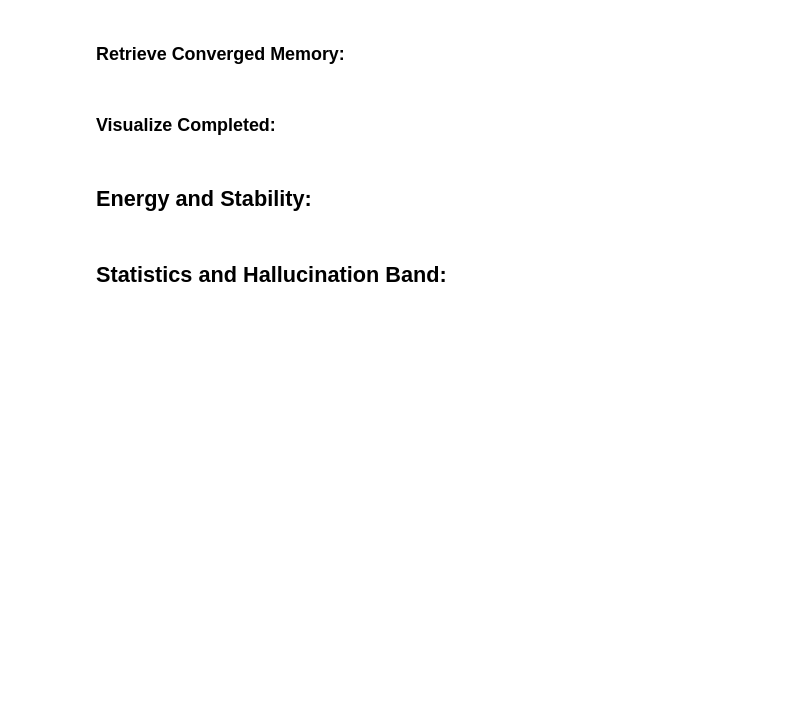
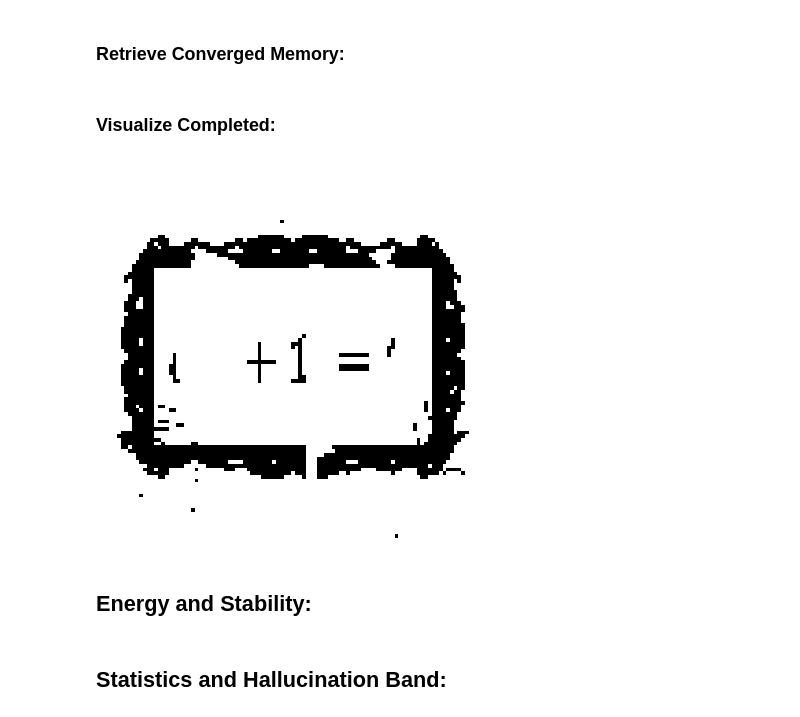
Before and after one commit to d-domeniconi/hopfield_network, a Jupyter notebook: learning_about_learning.ipynb, the cells around one changed output. Cells and saved outputs as stored; diff of their text form; code cells hidden in the pictures; blank space fills up the shorter version.

```diff
--- a/learning_about_learning.ipynb
+++ b/learning_about_learning.ipynb
@@ -112,7 +126,13 @@ hp.vizualize([tolkien_corrected],[],[], len(tolkien_corrected), save = False, re
 # %% [markdown]
 ### Retrieve Converged Memory:
+# %%
+euler_completed = hp.retrieve_async(len(euler_incomplete), img_weights, euler_incomplete)
 # %% [markdown]
 ### Visualize Completed:
+# %%
+hp.vizualize([euler_completed],[],[], len(euler_completed), save = False, recall = False)
+# %% [output]
+[figure, added]
 # %% [markdown]
 ## Energy and Stability:
 # %% [markdown]
```
Also changed, not shown: parts of 7 cells of this notebook, 8 other files.
